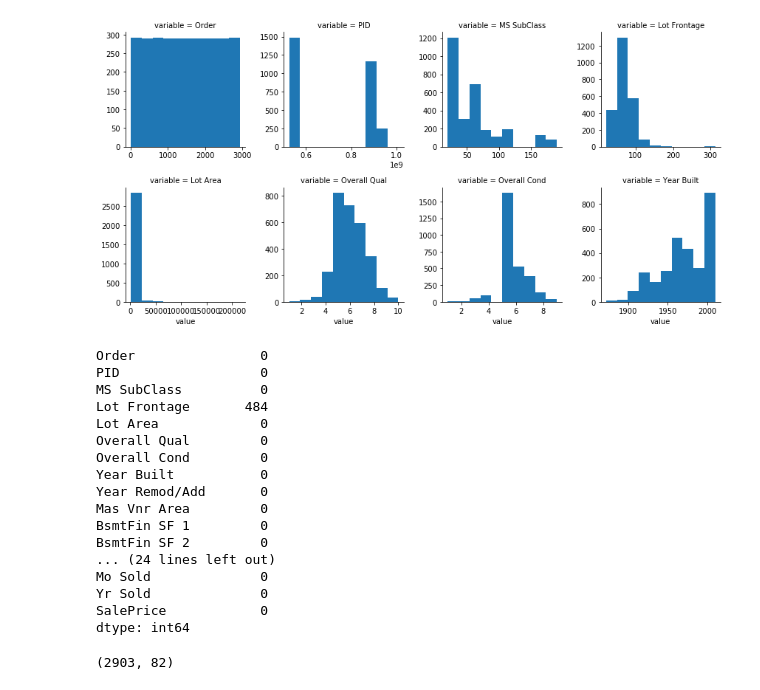
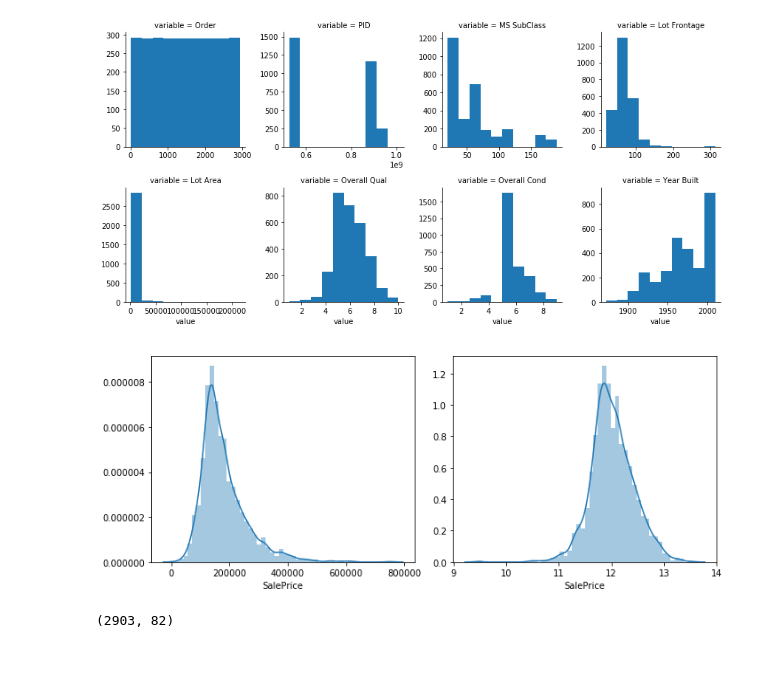
Before and after one commit to chaityacshah/Ames_House_Prices, a Jupyter notebook: notebooks/ames_housing_1.ipynb, the cells around one changed output. Saved outputs shown, nothing was run; the diff lists cells and outputs as text; code cells hidden in the pictures; blank space fills up the shorter version.

```diff
--- a/notebooks/ames_housing_1.ipynb
+++ b/notebooks/ames_housing_1.ipynb
@@ -497,26 +612,15 @@ g = sns.FacetGrid(f, col="variable",  col_wrap=4, sharex=False, sharey=False)
 g = g.map(plt.hist, "value")
 # %% [output]
 [figure]
-# %%
-ames_df[quantitative].isna().sum()
-# %% [output]
-Order                0
-PID                  0
-MS SubClass          0
-Lot Frontage       484
-Lot Area             0
-Overall Qual         0
-Overall Cond         0
-Year Built           0
-Year Remod/Add       0
-Mas Vnr Area         0
-BsmtFin SF 1         0
-BsmtFin SF 2         0
-... (24 lines left out)
-Mo Sold              0
-Yr Sold              0
-SalePrice            0
-dtype: int64
+# %%
+ames_sp = ames_df['SalePrice']
+ames_sp_log = np.log(ames_sp)
+fig, axs=plt.subplots(1,2,figsize=(10,4))
+sns.distplot(ames_sp, ax = axs[0])
+sns.distplot(ames_sp_log, ax = axs[1])
+plt.tight_layout()
+# %% [output]
+[figure, added]
 # %%
 # dropping an individual column
 ames_df.ix[:, ames_df.columns != 'SalePrice']
```
Also changed, not shown: parts of 16 cells of this notebook.
